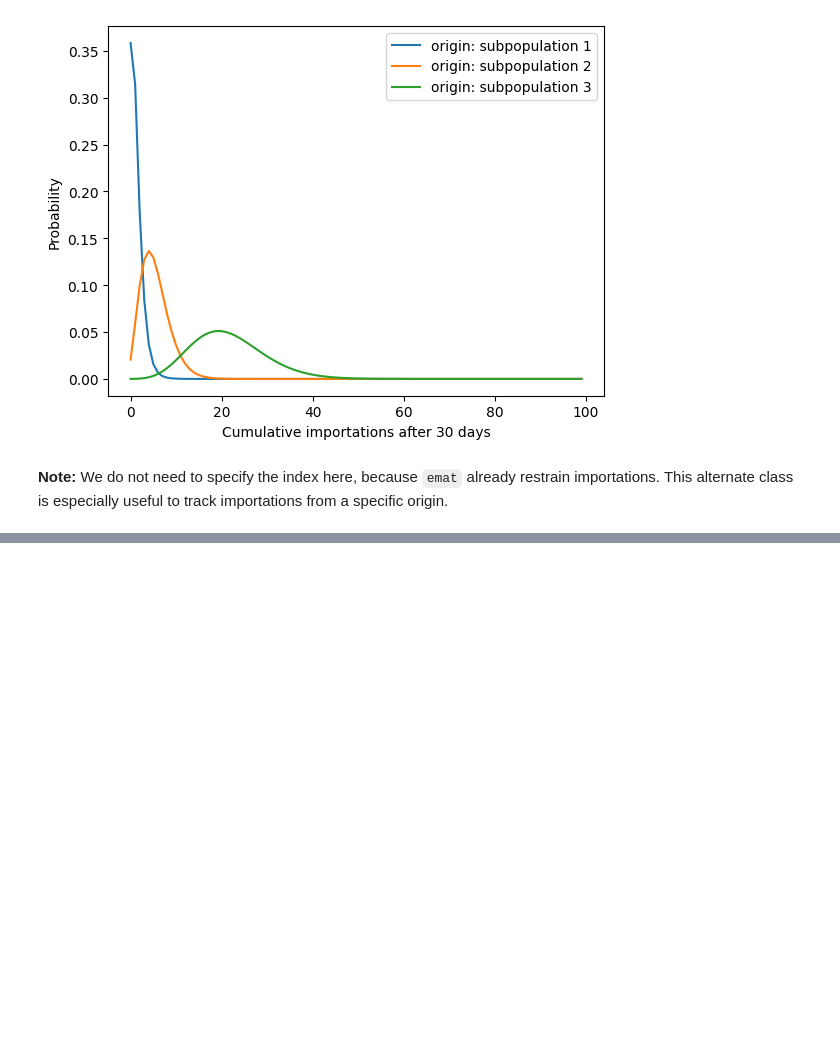
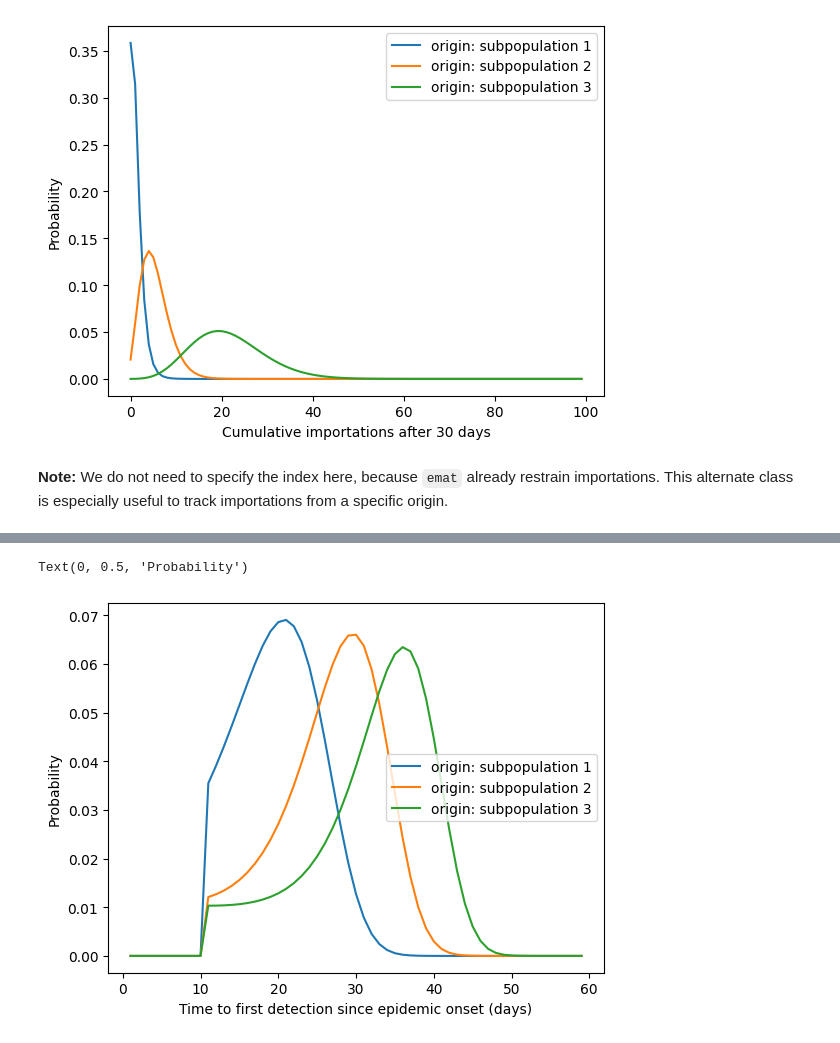
Before and after one commit to mobs-lab/pgfgleam, a Jupyter notebook: demo.ipynb, the cells around one changed output, grey strips where cells are left out. Cells and saved outputs as stored; diff of their text form; code cells hidden in the pictures; blank space fills up the shorter version.

```diff
--- a/demo.ipynb
+++ b/demo.ipynb
@@ -425,0 +480,40 @@ Text(0, 0.5, 'Probability')
+# %%
+#time range over which we want to measure detections
+t =  list(range(0,60))
+
+#transformation that needs to used to measure "cumulative detection" on all possible paths leading to detections
+def transform(state_vars,c_):
+    state_vars['cumulative detection'] *= c_
+    state_vars['cumulative fp'] *= c_ #we count false positive as well
+
+def reset_transform(state_vars,c_):
+    state_vars['cumulative detection'] = 1.
+    state_vars['cumulative fp'] = 1.
+
+tau = 10 #delay to start surveillance, i.e., the 10 first days we DO NOT perform testing;
+         #t = 11 days after the beginning of the outbreak is the first day we can have a detection
+
+#calculate the probability of having 0 detections
+#because of the temporal symmetry breaking, we need to perform the computation for each time individually
+detections = []
+for t_ in t:
+    if t_>tau:
+        transform_dict = {t_:[transform], tau:[reset_transform]}  #we measure the cumulative detection for a specific range
+    else:
+        transform_dict = {} #nothing to measure
+    detections.append(marginal_p0(Psi2, [t_], transform_dict))
+detections = pd.concat(detections)
+detections['probability'] = np.real(detections['probability']) #cast to real (the imaginary part is 0 anyway); obtained from FFT
+# %%
+detection_time = get_time_to_detection(detections,D=1, quantiles=[0.5], #time to get D = 1 detections
+                                       groupbycols=['label'])
+# %%
+for label,df in detection_time.groupby('label'):
+    plt.plot(df['time'],df['probability'],label=label)
+    # print(df)
+plt.legend()
+plt.xlabel('Time to first detection since epidemic onset (days)')
+plt.ylabel('Probability')
+# %% [output]
+Text(0, 0.5, 'Probability')
+[figure, added]
```
Also changed, not shown: parts of 13 cells of this notebook, 1 other file.
